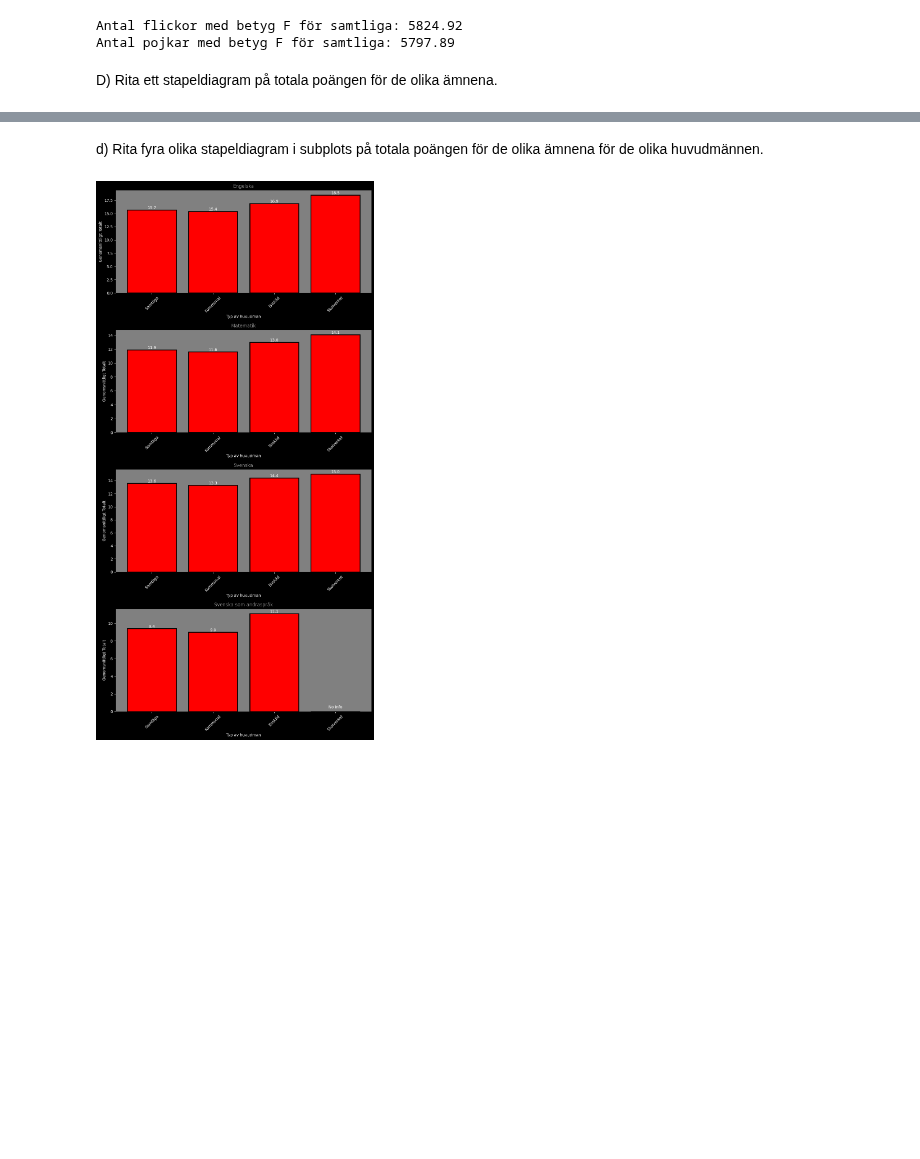
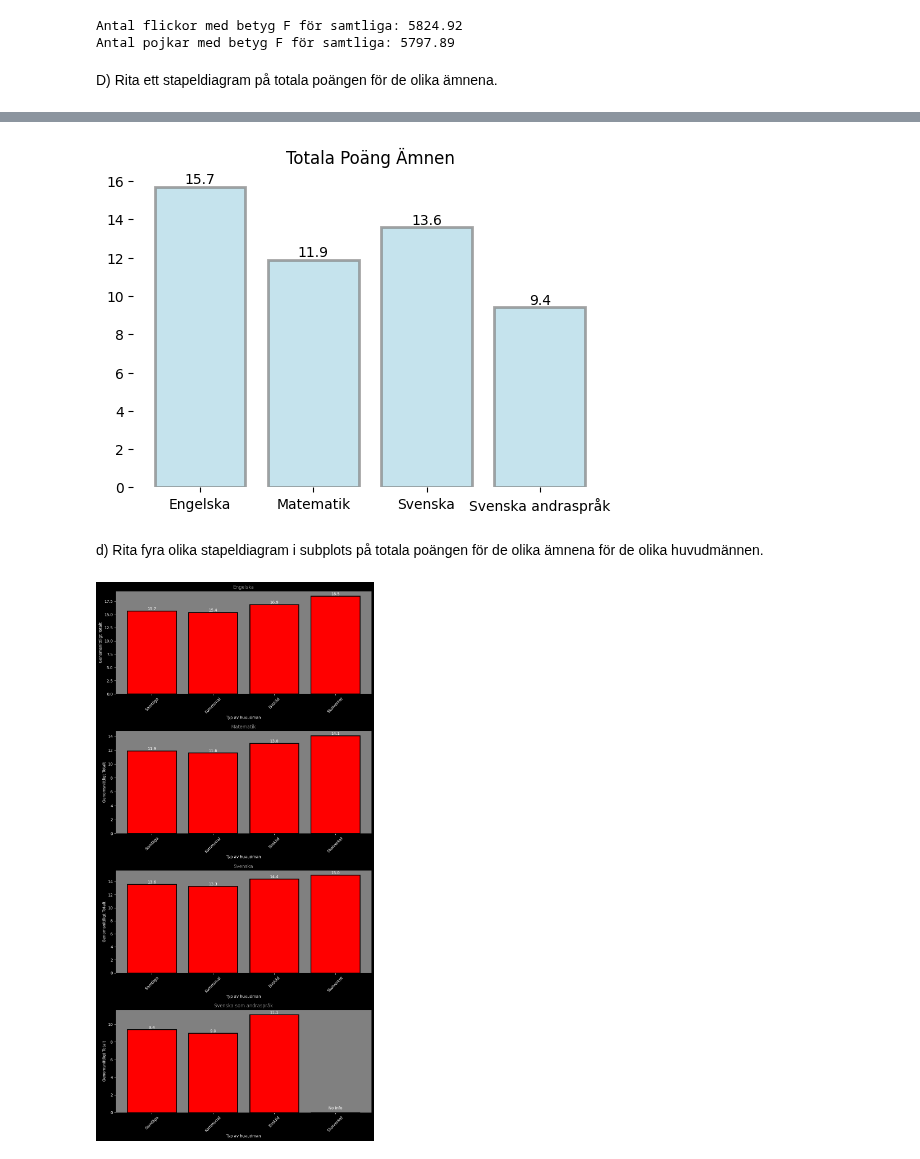
Before and after one commit to Markofbear/Python-Bjorn-Lagerblad-OPA23, a Jupyter notebook: Labb2/Labb2.ipynb, the cells around one changed output, grey strips where cells are left out. Saved outputs shown, nothing was run; the diff lists cells and outputs as text; code cells hidden in the pictures; blank space fills up the shorter version.

```diff
--- a/Labb2/Labb2.ipynb
+++ b/Labb2/Labb2.ipynb
@@ -141,3 +156,47 @@ plt.show()
+# %%
+import pandas as pd
+import matplotlib.pyplot as plt
+import seaborn as sns
+
+file_path = "riket2023_åk9_np.xlsx"
+
+subjects = ["Engelska", "Matematik", "Svenska", "Svenska andraspråk"]
+sheets = ["Engelska", "Matematik", "Svenska", "Svenska som andraspråk"]
+
+totalt = {}
+
+for sheet, subject in zip(sheets, subjects):
+    df = pd.read_excel(file_path, sheet_name=sheet, skiprows=8)
+    total_average_points = df.iloc[0, -3]
+    totalt[subject] = total_average_points
+
+bars = plt.bar(totalt.keys(), totalt.values(), color='lightblue', edgecolor="gray", linewidth=2, alpha=0.7)
+
+plt.grid(False)
+
+plt.gca().spines['top'].set_visible(False)
+plt.gca().spines['right'].set_visible(False)
+plt.gca().spines['left'].set_visible(False)
+plt.gca().spines['bottom'].set_visible(False)
+
+plt.xticks(rotation=0, color="black")
+
+plt.gca().axes.get_yaxis().set_visible(True)
+plt.tight_layout(pad=5)
+
+plt.title("Totala Poäng Ämnen", color="black")
+
+for bar in bars:
+    height = bar.get_height()
+    plt.text(bar.get_x() + bar.get_width()/2, height, round(height, 1),
+             ha="center", va="bottom", color="black")
+
+plt.gca().patch.set_facecolor('white')
+plt.gca().patch.set_edgecolor('white')
+
+plt.show()
+# %% [output]
+[figure, added]
 # %% [markdown]
  d) Rita fyra olika stapeldiagram i subplots på totala poängen för de olika ämnena för de olika huvudmännen.
 # %%
```
Also changed, not shown: parts of 2 cells of this notebook.
